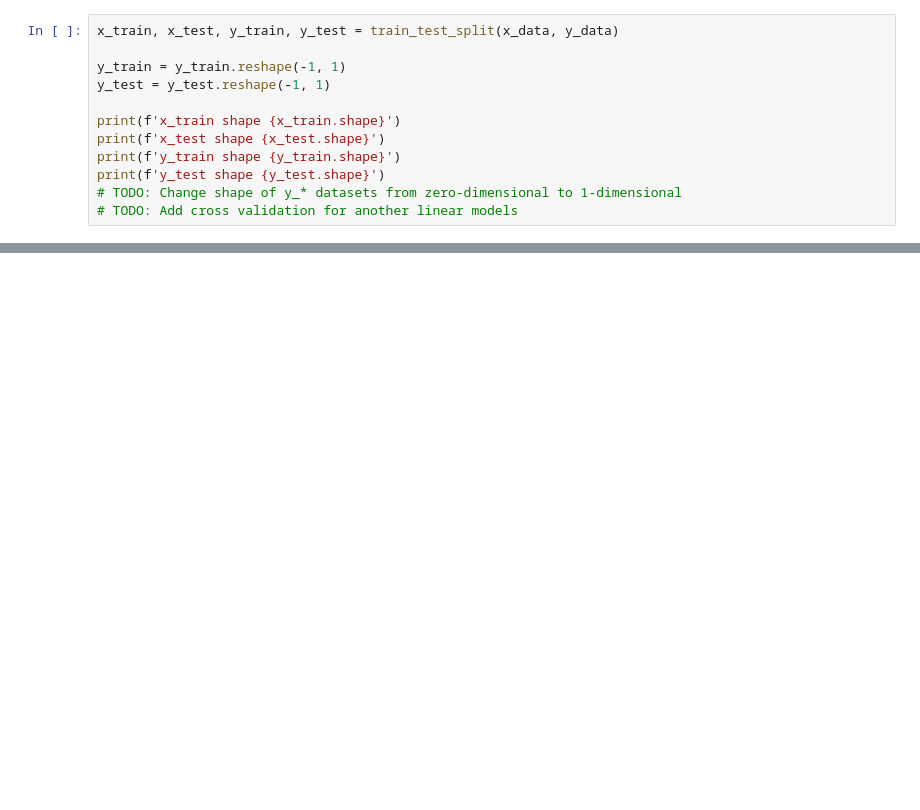
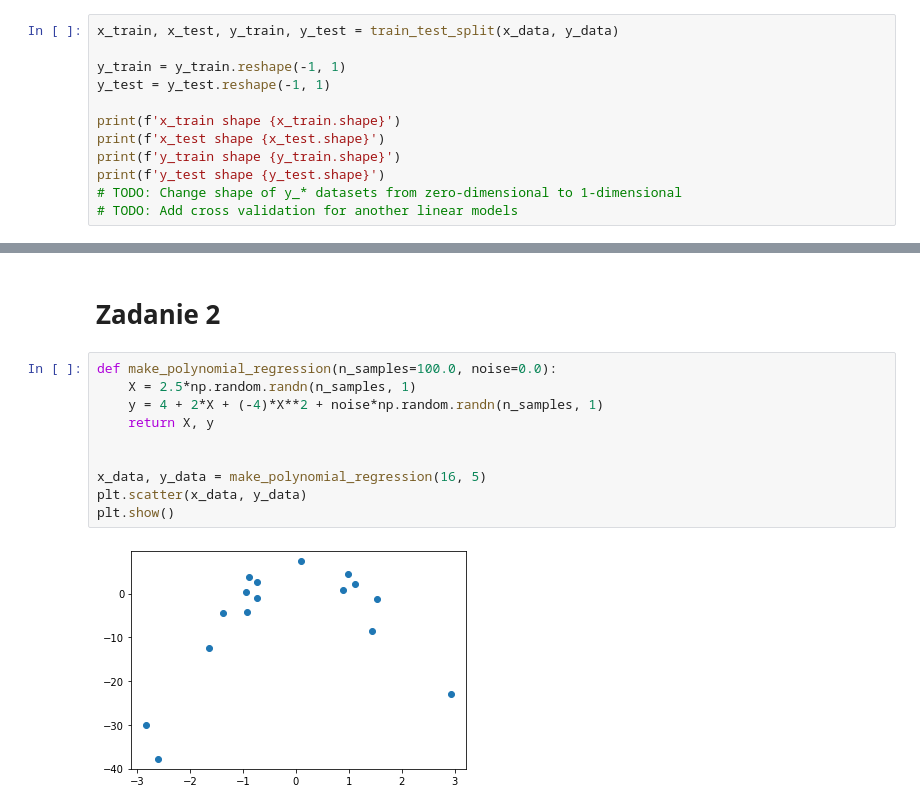
Before and after one commit to 11jolek11/BigData, a Jupyter notebook: List1.ipynb, the cells around one changed output, grey strips where cells are left out. Drawn from its saved outputs; the diff is of its cells as text; blank space fills up the shorter version.

Commit message:
Add polynomial regression

```diff
--- a/List1.ipynb
+++ b/List1.ipynb
@@ -58,0 +61,14 @@ plt.plot(x_train,
+# %% [markdown]
+# Zadanie 2
+# %%
+def make_polynomial_regression(n_samples=100.0, noise=0.0):
+    X = 2.5*np.random.randn(n_samples, 1)
+    y = 4 + 2*X + (-4)*X**2 + noise*np.random.randn(n_samples, 1)
+    return X, y
+
+
+x_data, y_data = make_polynomial_regression(16, 5)
+plt.scatter(x_data, y_data)
+plt.show()
+# %% [output]
+[figure, added]
```
Also changed, not shown: parts of 7 cells of this notebook.
